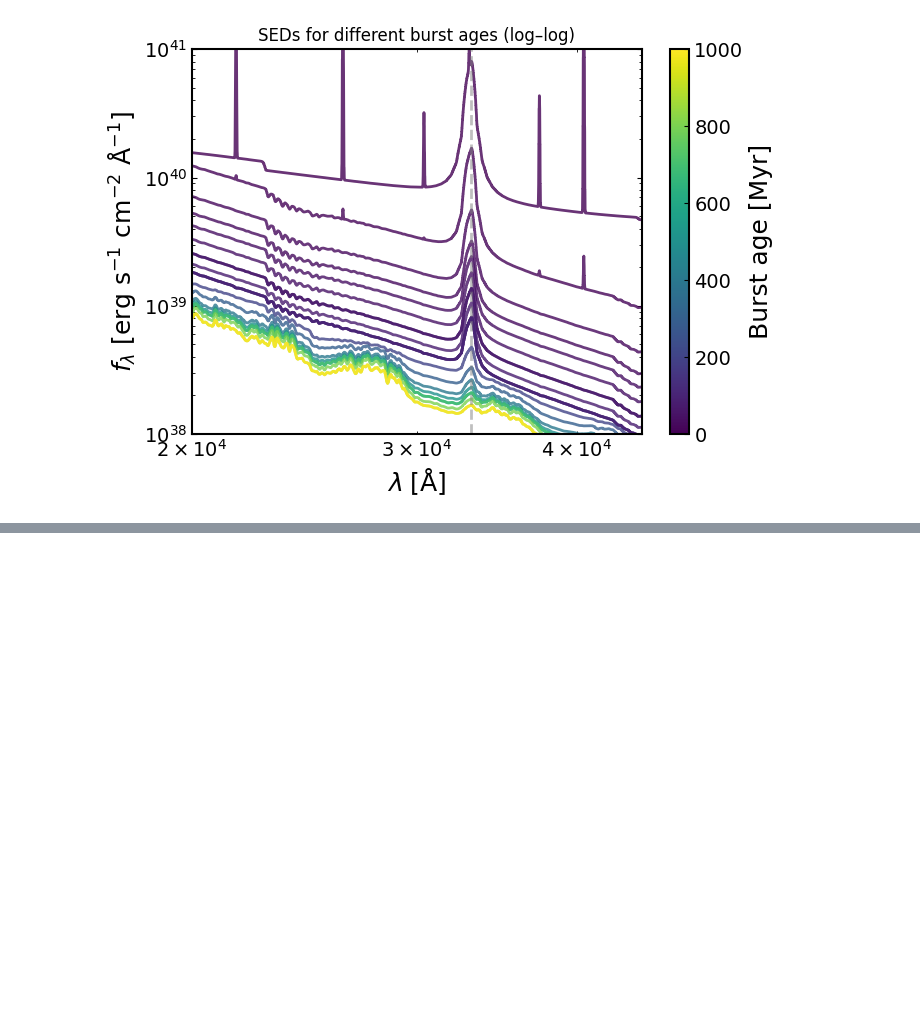
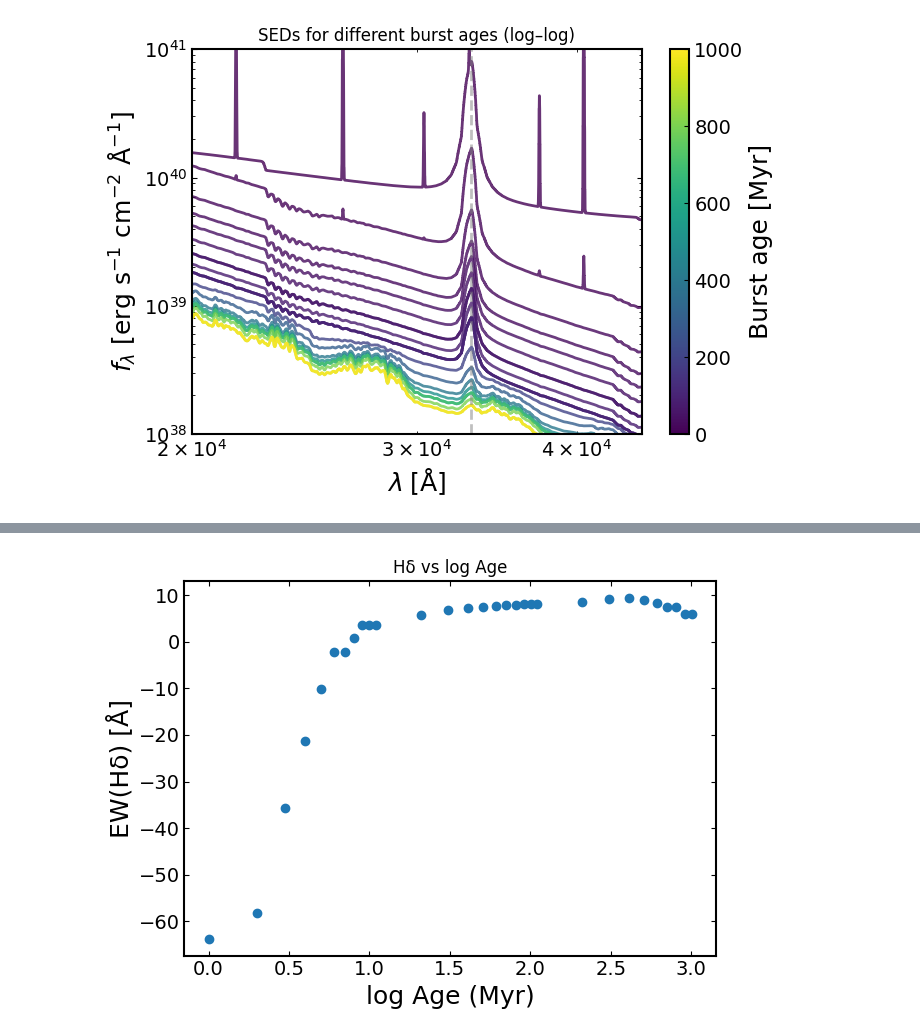
Before and after one commit to abbycrowther/star-formation-histories, a Jupyter notebook: Code/starburst_over_time.ipynb, the cells around one changed output, grey strips where cells are left out. Cells and saved outputs as stored; diff of their text form; code cells hidden in the pictures; blank space fills up the shorter version.

Commit message:
saving ew/d4000 values as a csv also and plotting using this

```diff
--- a/Code/starburst_over_time.ipynb
+++ b/Code/starburst_over_time.ipynb
@@ -748,0 +624,86 @@ plt.show()
+# %%
+#including 0-10 Myr in 1 Myr intervals
+import numpy as np
+import matplotlib.pyplot as plt
+import pandas as pd
+
+df = pd.read_csv(r"D:\Users\Abigail Crowther\Desktop\Uni\Year 4\MPhys Projects\Semester 2 - Star Formation Histories\star-formation-histories\Data\spectral_ew_d4000.csv")
+
+age_myr = df["Age_Myr"].values
+ew_hdelta = df["EW_Hdelta_A"].values
+ew_halpha = df["EW_Halpha_A"].values
+ew_oii = df["EW_OII_A"].values
+d4000 = df["D4000"].values
+
+mask = age_myr >= 0
+log_age = np.log10(age_myr[mask])
+
+#Plot EW(Hδ)
+plt.figure()
+plt.scatter(log_age, ew_hdelta[mask], marker='o')
+plt.xlabel("log Age (Myr)")
+plt.ylabel("EW(Hδ) [Å]")
+plt.title("Hδ vs log Age")
+plt.tight_layout()
+plt.show()
+
+plt.figure()
+plt.scatter(age_myr[mask], ew_hdelta[mask], marker='o')
+plt.xlabel("Age (Myr)")
+plt.ylabel("EW(Hδ) [Å]")
+plt.title("Hδ vs Age")
+plt.tight_layout()
+plt.show()
+
+#Plot EW(Hα)
+plt.figure()
+plt.scatter(log_age, ew_halpha[mask], marker='o')
+plt.xlabel("log Age (Myr)")
+plt.ylabel("EW(Hα) [Å]")
+plt.title("Hα vs log Age")
+plt.tight_layout()
+plt.show()
+
+plt.figure()
+plt.scatter(age_myr[mask], ew_halpha[mask], marker='o')
+plt.xlabel("Age (Myr)")
+plt.ylabel("EW(Hα) [Å]")
+plt.title("Hα vs Age")
+plt.tight_layout()
+plt.show()
+
+#Plot EW([O II])
+plt.figure()
+plt.scatter(log_age, ew_oii[mask], marker='o')
+plt.xlabel("log Age (Myr)")
+plt.ylabel("EW([OII]) [Å]")
+plt.title("[OII] vs log Age")
+plt.tight_layout()
+plt.show()
+
+plt.figure()
+plt.scatter(age_myr[mask], ew_oii[mask], marker='o')
+plt.xlabel("Age (Myr)")
+plt.ylabel("EW([OII]) [Å]")
+plt.title("[OII] vs Age")
+plt.tight_layout()
+plt.show()
+
+#Plot D4000
+plt.figure()
+plt.scatter(log_age, d4000[mask], marker='o')
+plt.xlabel("log Age (Myr)")
+plt.ylabel("D4000")
+plt.title("D4000 vs log Age")
+plt.tight_layout()
+plt.show()
+
+plt.figure()
+plt.scatter(age_myr[mask], d4000[mask], marker='o')
+plt.xlabel("Age (Myr)")
+plt.ylabel("D4000")
+plt.title("D4000 vs Age")
+plt.tight_layout()
+plt.show()
+# %% [output]
+[figure, added]
```
Also changed, not shown: parts of 4 cells of this notebook, 2 other files.
